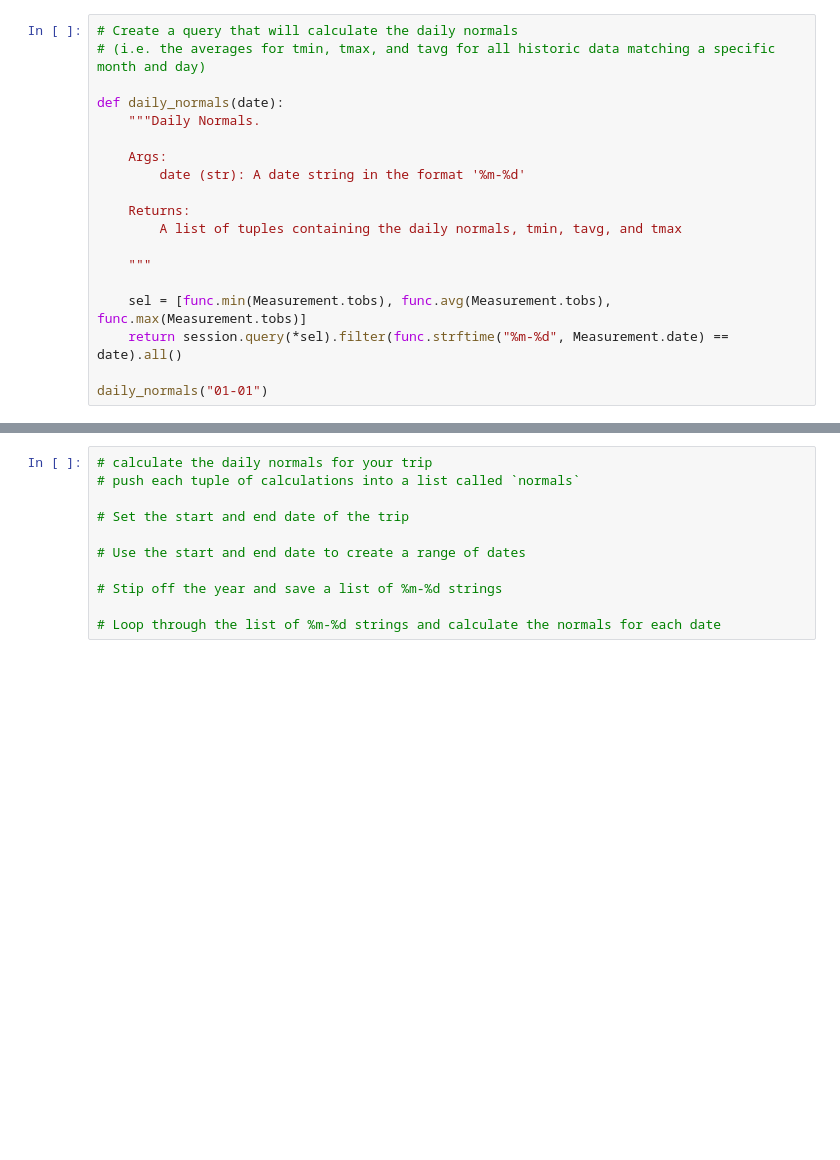
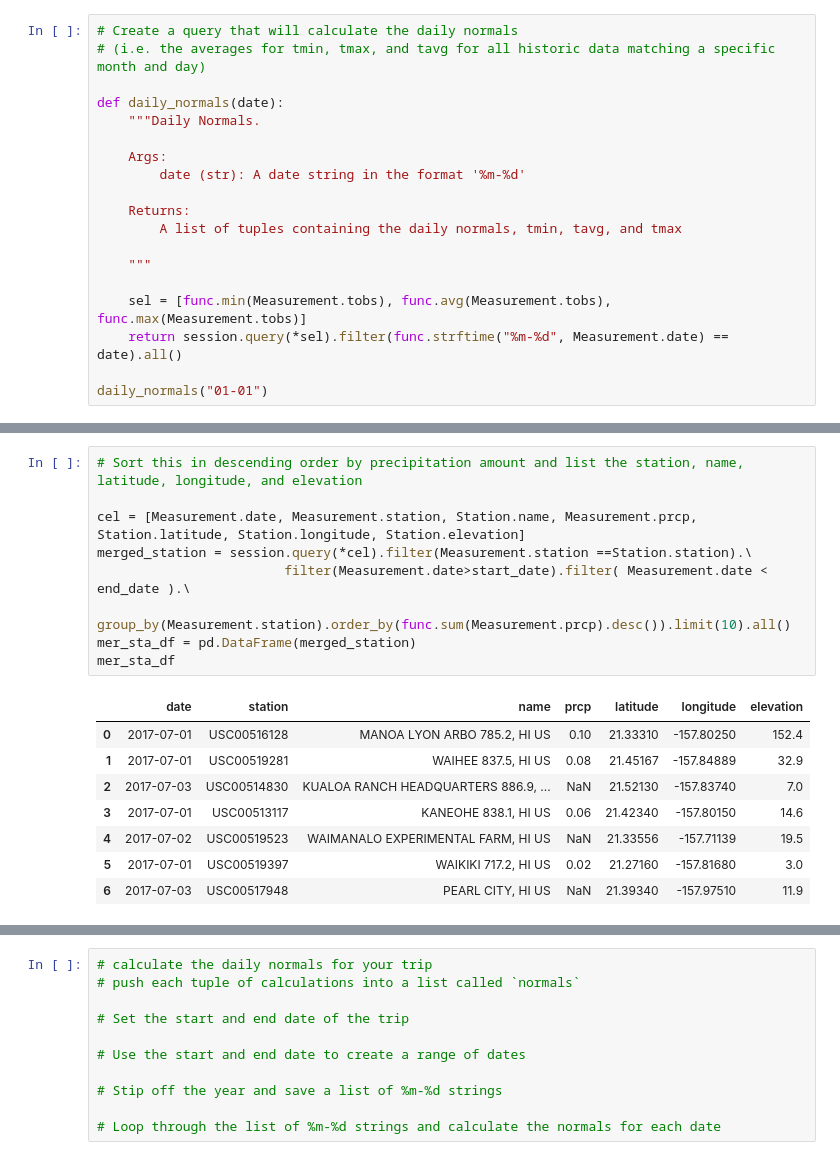
Before and after one commit to momotazmahinkhan/sqlalchemy-challenge, a Jupyter notebook: climate_starter.ipynb, the cells around one changed output, grey strips where cells are left out. Cells and saved outputs as stored; diff of their text form; blank space fills up the shorter version.

```diff
--- a/climate_starter.ipynb
+++ b/climate_starter.ipynb
@@ -349,0 +351,18 @@ daily_normals("01-01")
+# %%
+# Sort this in descending order by precipitation amount and list the station, name, latitude, longitude, and elevation
+
+cel = [Measurement.date, Measurement.station, Station.name, Measurement.prcp, Station.latitude, Station.longitude, Station.elevation]
+merged_station = session.query(*cel).filter(Measurement.station ==Station.station).\
+                        filter(Measurement.date>start_date).filter( Measurement.date < end_date ).\
+                        group_by(Measurement.station).order_by(func.sum(Measurement.prcp).desc()).limit(10).all()
+mer_sta_df = pd.DataFrame(merged_station)
+mer_sta_df
+# %% [output]
+|  | date | station | name | prcp | latitude | longitude | elevation |
+| 0 | 2017-07-01 | USC00516128 | MANOA LYON ARBO 785.2, HI US | 0.10 | 21.33310 | -157.80250 | 152.4 |
+| 1 | 2017-07-01 | USC00519281 | WAIHEE 837.5, HI US | 0.08 | 21.45167 | -157.84889 | 32.9 |
+| 2 | 2017-07-03 | USC00514830 | KUALOA RANCH HEADQUARTERS 886.9, ... | NaN | 21.52130 | -157.83740 | 7.0 |
+| 3 | 2017-07-01 | USC00513117 | KANEOHE 838.1, HI US | 0.06 | 21.42340 | -157.80150 | 14.6 |
+| 4 | 2017-07-02 | USC00519523 | WAIMANALO EXPERIMENTAL FARM, HI US | NaN | 21.33556 | -157.71139 | 19.5 |
+| 5 | 2017-07-01 | USC00519397 | WAIKIKI 717.2, HI US | 0.02 | 21.27160 | -157.81680 | 3.0 |
+| 6 | 2017-07-03 | USC00517948 | PEARL CITY, HI US | NaN | 21.39340 | -157.97510 | 11.9 |
```
Also changed, not shown: parts of 9 cells of this notebook.
